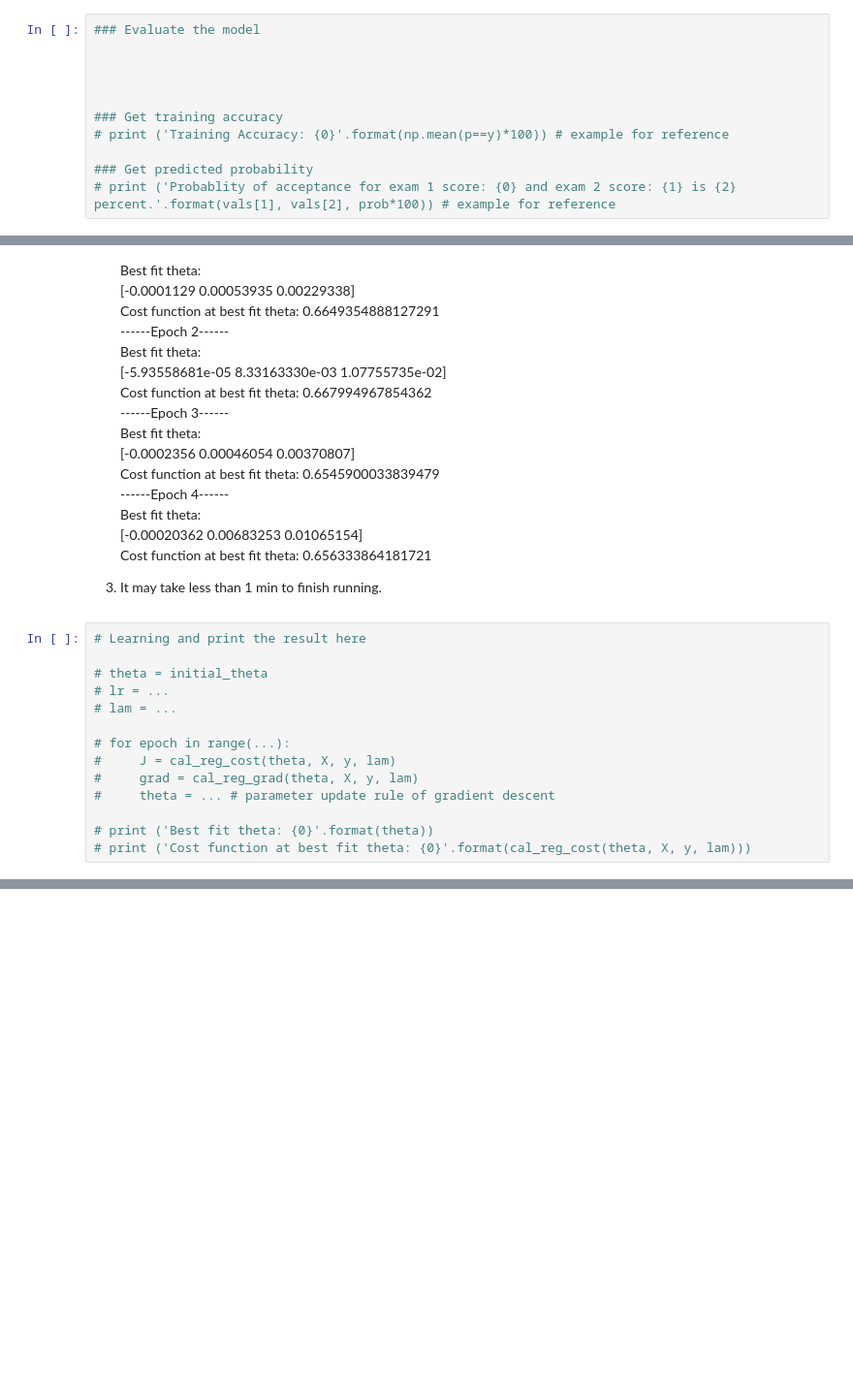
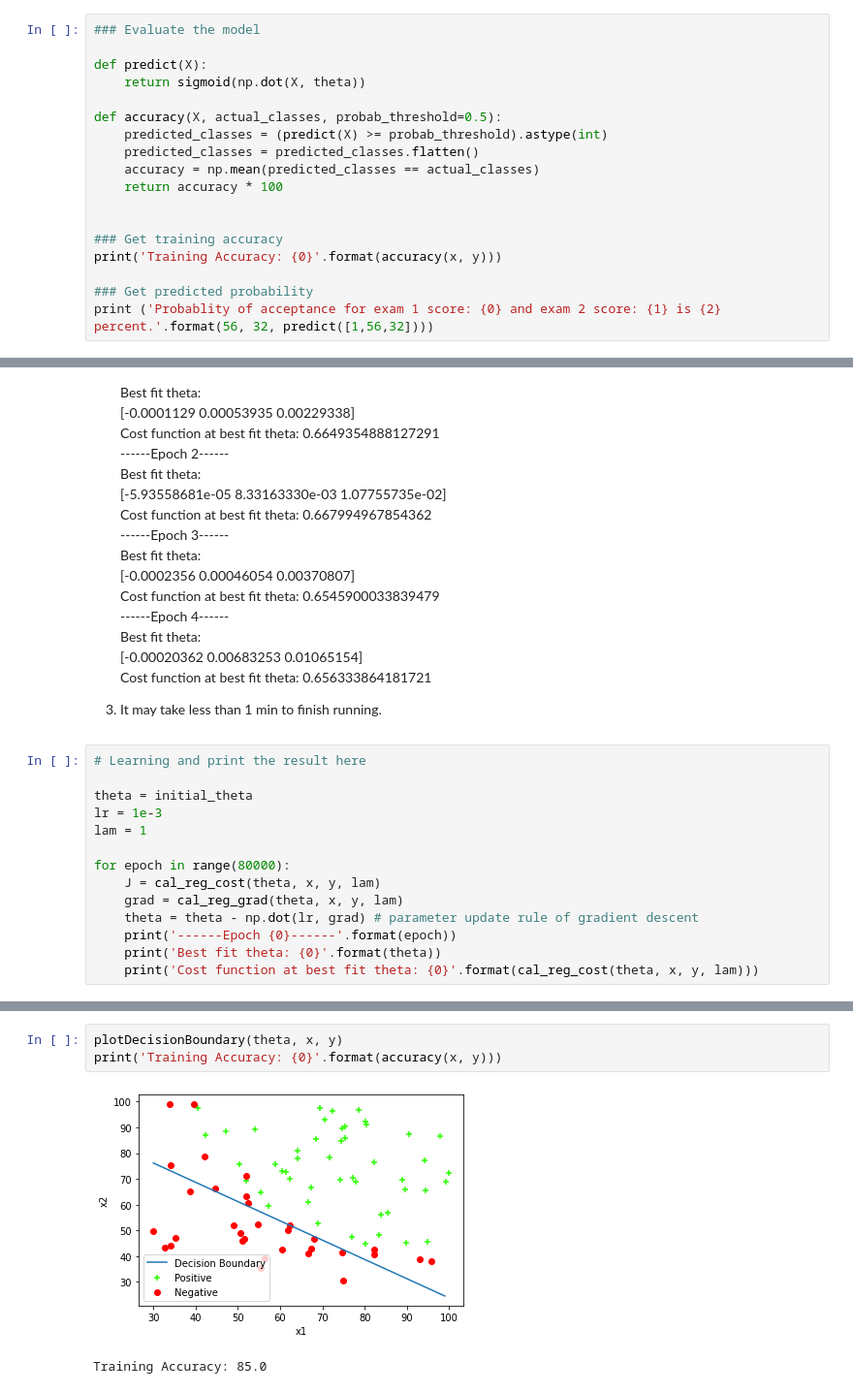
Before and after one commit to NChitty/CAP4630, a Jupyter notebook: hw2/Homework_02_colab.ipynb, the cells around one changed output, grey strips where cells are left out. Shown at 97% size. Drawn from its saved outputs; the diff is of its cells as text; blank space fills up the shorter version.

```diff
--- a/hw2/Homework_02_colab.ipynb
+++ b/hw2/Homework_02_colab.ipynb
@@ -263,11 +289,18 @@ Evaluate the model with given data. **(10 Points)**
 # %%
 ### Evaluate the model
 
+def predict(X):
+    return sigmoid(np.dot(X, theta))
 
+def accuracy(X, actual_classes, probab_threshold=0.5):
+    predicted_classes = (predict(X) >= probab_threshold).astype(int)
+    predicted_classes = predicted_classes.flatten()
+    accuracy = np.mean(predicted_classes == actual_classes)
+    return accuracy * 100
 
 
 ### Get training accuracy
-# print ('Training Accuracy: {0}'.format(np.mean(p==y)*100)) # example for reference
+print('Training Accuracy: {0}'.format(accuracy(x, y)))
 
 ### Get predicted probability
-# print ('Probablity of acceptance for exam 1 score: {0} and exam 2 score: {1} is {2} percent.'.format(vals[1], vals[2], prob*100)) # example for reference
+print ('Probablity of acceptance for exam 1 score: {0} and exam 2 score: {1} is {2} percent.'.format(56, 32, predict([1,56,32])))
@@ -406,14 +446,14 @@ Cost function at best fit theta: 0.656333864181721
 # %%
 # Learning and print the result here
 
-# theta = initial_theta
-# lr = ...
-# lam = ...
+theta = initial_theta
+lr = 1e-3
+lam = 1
 
-# for epoch in range(...):
-#     J = cal_reg_cost(theta, X, y, lam)
-#     grad = cal_reg_grad(theta, X, y, lam)
-#     theta = ... # parameter update rule of gradient descent
-
-# print ('Best fit theta: {0}'.format(theta))
-# print ('Cost function at best fit theta: {0}'.format(cal_reg_cost(theta, X, y, lam)))
+for epoch in range(80000):
+    J = cal_reg_cost(theta, x, y, lam)
+    grad = cal_reg_grad(theta, x, y, lam)
+    theta = theta - np.dot(lr, grad) # parameter update rule of gradient descent
+    print('------Epoch {0}------'.format(epoch))
+    print('Best fit theta: {0}'.format(theta))
+    print('Cost function at best fit theta: {0}'.format(cal_reg_cost(theta, x, y, lam)))
@@ -419,0 +478,6 @@ Cost function at best fit theta: 0.656333864181721
+# %%
+plotDecisionBoundary(theta, x, y)
+print('Training Accuracy: {0}'.format(accuracy(x, y)))
+# %% [output]
+[figure, added]
+Training Accuracy: 85.0
```
Also changed, not shown: parts of 10 cells of this notebook.
